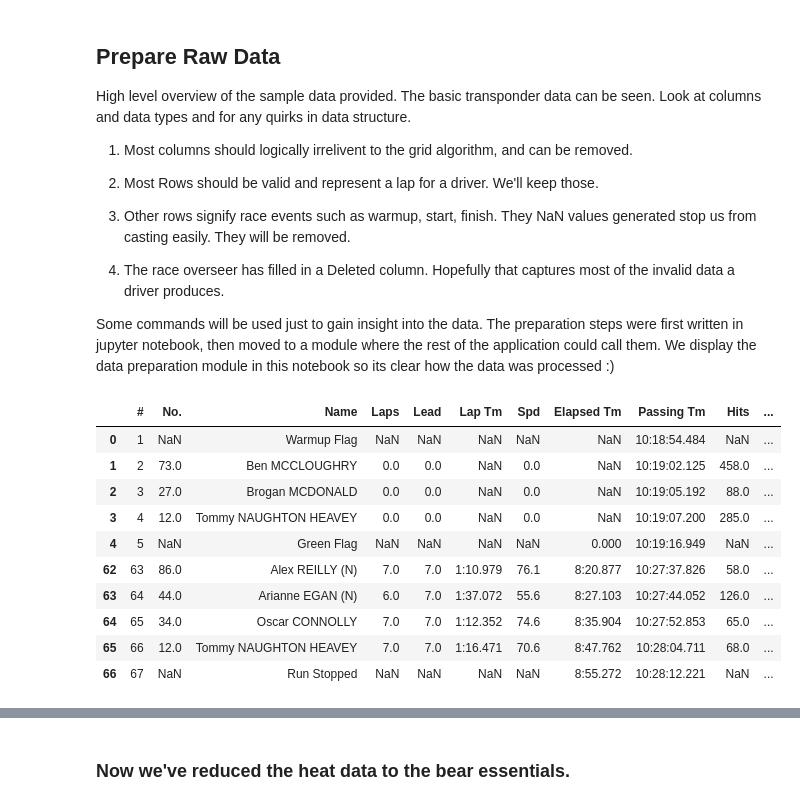
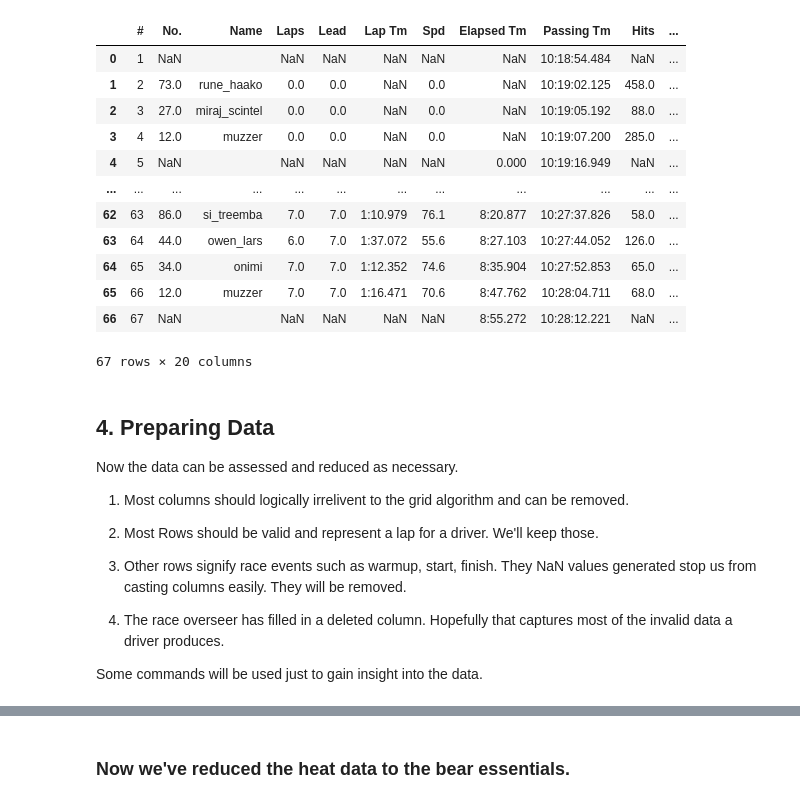
Before and after one commit to ocalla22/GridSystemWin10, a Jupyter notebook: kartingData/prepare_heat_data.ipynb, the cells around one changed output, grey strips where cells are left out. Saved outputs shown, nothing was run; the diff lists cells and outputs as text; code cells hidden in the pictures.

Commit message:
Added Preprocessing module, cleaned data prep module. The notebook also imports code and displays it

```diff
--- a/kartingData/prepare_heat_data.ipynb
+++ b/kartingData/prepare_heat_data.ipynb
@@ -71,37 +100,39 @@ from kartingData.prepare_data import prepare_dataframe
+# %%
+def head_and_tail(df):
+    #first 5 rows and last five rows
+    return pd.concat([df.head(), df.tail()])
+
+import numpy as np
+head_and_tail(df)
+df.assign(RaceEvent=np.where(df['No.'].notnull(), '', df['Name']))
+# %% [output]
+|  | # | No. | Name | Laps | Lead | Lap Tm | Spd | Elapsed Tm | Passing Tm | Hits | ... |
+| 0 | 1 | NaN |  | NaN | NaN | NaN | NaN | NaN | 10:18:54.484 | NaN | ... |
+| 1 | 2 | 73.0 | rune_haako | 0.0 | 0.0 | NaN | 0.0 | NaN | 10:19:02.125 | 458.0 | ... |
+| 2 | 3 | 27.0 | miraj_scintel | 0.0 | 0.0 | NaN | 0.0 | NaN | 10:19:05.192 | 88.0 | ... |
+| 3 | 4 | 12.0 | muzzer | 0.0 | 0.0 | NaN | 0.0 | NaN | 10:19:07.200 | 285.0 | ... |
+| 4 | 5 | NaN |  | NaN | NaN | NaN | NaN | 0.000 | 10:19:16.949 | NaN | ... |
+| ... | ... | ... | ... | ... | ... | ... | ... | ... | ... | ... | ... |
+| 62 | 63 | 86.0 | si_treemba | 7.0 | 7.0 | 1:10.979 | 76.1 | 8:20.877 | 10:27:37.826 | 58.0 | ... |
+| 63 | 64 | 44.0 | owen_lars | 6.0 | 7.0 | 1:37.072 | 55.6 | 8:27.103 | 10:27:44.052 | 126.0 | ... |
+| 64 | 65 | 34.0 | onimi | 7.0 | 7.0 | 1:12.352 | 74.6 | 8:35.904 | 10:27:52.853 | 65.0 | ... |
+| 65 | 66 | 12.0 | muzzer | 7.0 | 7.0 | 1:16.471 | 70.6 | 8:47.762 | 10:28:04.711 | 68.0 | ... |
+| 66 | 67 | NaN |  | NaN | NaN | NaN | NaN | 8:55.272 | 10:28:12.221 | NaN | ... |
+67 rows × 20 columns
 # %% [markdown]
-## Prepare Raw Data
+## 4. Preparing Data
 
-High level overview of the sample data provided.
-The basic transponder data can be seen. Look at columns and data types and for any quirks in data structure.
-1. Most columns should logically irrelivent to the grid algorithm, and can be removed.
+Now the data can be assessed and reduced as necessary.
+
+1. Most columns should logically irrelivent to the grid algorithm and can be removed.
 
 2. Most Rows should be valid and represent a lap for a driver. We'll keep those.
 
-3. Other rows signify race events such as warmup, start, finish. They NaN values generated stop us from casting easily. They will be removed.
+3. Other rows signify race events such as warmup, start, finish. They NaN values generated stop us from casting columns easily. They will be removed.
 
-4. The race overseer has filled in a Deleted column. Hopefully that captures most of the invalid data a driver produces.
+4. The race overseer has filled in a deleted column. Hopefully that captures most of the invalid data a driver produces.
 
-Some commands will be used just to gain insight into the data. The preparation steps were first written in jupyter notebook, then moved to a module where the rest of the application could call them. We display the data preparation module in this notebook so its clear how the data was processed :)
+Some commands will be used just to gain insight into the data.
-# %%
-df=load_heat1()
-
-def head_and_tail(df):
-    #first 5 rows and last five rows
-    return pd.concat([df.head(), df.tail()])
-
-head_and_tail(df)
-# %% [output]
-|  | # | No. | Name | Laps | Lead | Lap Tm | Spd | Elapsed Tm | Passing Tm | Hits | ... |
-| 0 | 1 | NaN | Warmup Flag | NaN | NaN | NaN | NaN | NaN | 10:18:54.484 | NaN | ... |
-| 1 | 2 | 73.0 | Ben MCCLOUGHRY | 0.0 | 0.0 | NaN | 0.0 | NaN | 10:19:02.125 | 458.0 | ... |
-| 2 | 3 | 27.0 | Brogan MCDONALD | 0.0 | 0.0 | NaN | 0.0 | NaN | 10:19:05.192 | 88.0 | ... |
-| 3 | 4 | 12.0 | Tommy NAUGHTON HEAVEY | 0.0 | 0.0 | NaN | 0.0 | NaN | 10:19:07.200 | 285.0 | ... |
-| 4 | 5 | NaN | Green Flag | NaN | NaN | NaN | NaN | 0.000 | 10:19:16.949 | NaN | ... |
-| 62 | 63 | 86.0 | Alex REILLY (N) | 7.0 | 7.0 | 1:10.979 | 76.1 | 8:20.877 | 10:27:37.826 | 58.0 | ... |
-| 63 | 64 | 44.0 | Arianne EGAN (N) | 6.0 | 7.0 | 1:37.072 | 55.6 | 8:27.103 | 10:27:44.052 | 126.0 | ... |
-| 64 | 65 | 34.0 | Oscar CONNOLLY | 7.0 | 7.0 | 1:12.352 | 74.6 | 8:35.904 | 10:27:52.853 | 65.0 | ... |
-| 65 | 66 | 12.0 | Tommy NAUGHTON HEAVEY | 7.0 | 7.0 | 1:16.471 | 70.6 | 8:47.762 | 10:28:04.711 | 68.0 | ... |
-| 66 | 67 | NaN | Run Stopped | NaN | NaN | NaN | NaN | 8:55.272 | 10:28:12.221 | NaN | ... |
 # %%
 df.info(memory_usage='Deep')
 # %% [output]
```
Also changed, not shown: parts of 15 cells of this notebook, 3 other files.
